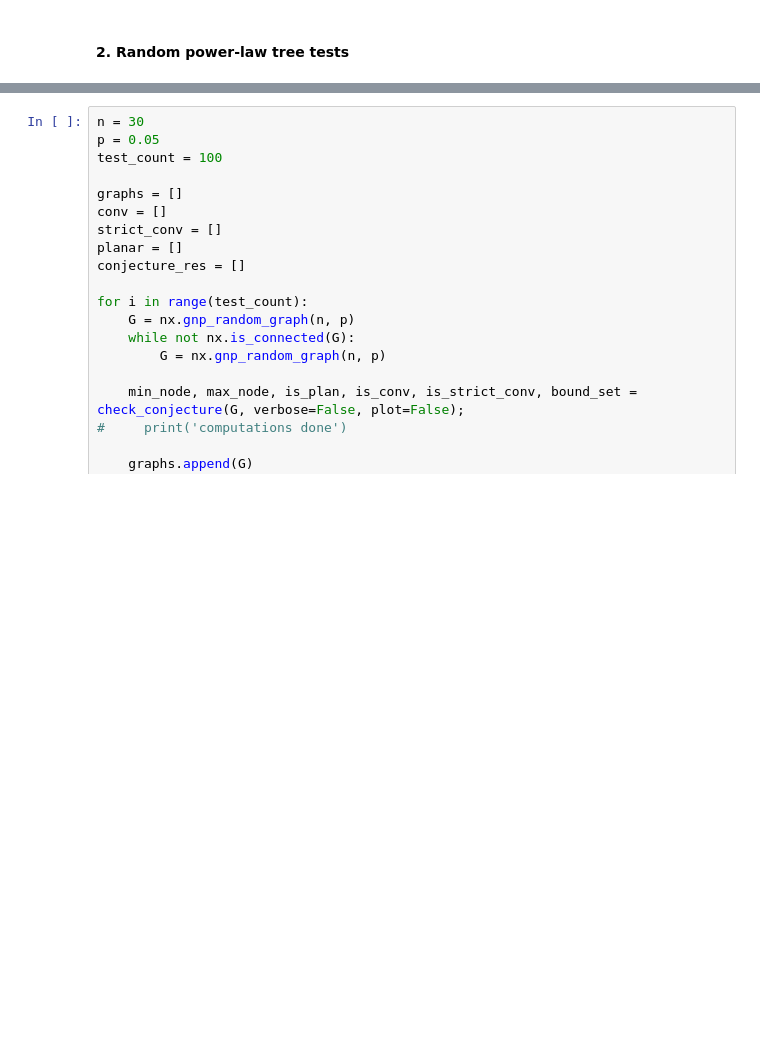
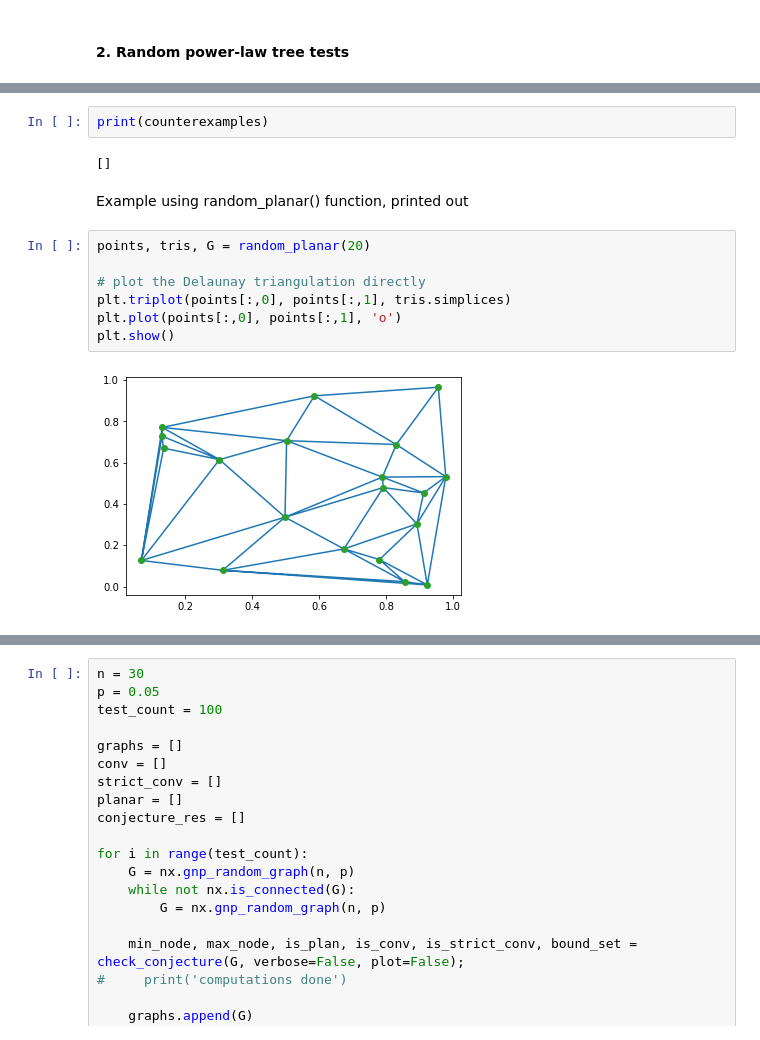
Before and after one commit to amaheshwari25/graph-hotspots, a Jupyter notebook: GraphHotSpots_Experiments.ipynb, the cells around one changed output, grey strips where cells are left out. Drawn from its saved outputs; the diff is of its cells as text; blank space fills up the shorter version.

```diff
--- a/GraphHotSpots_Experiments.ipynb
+++ b/GraphHotSpots_Experiments.ipynb
@@ -220,0 +427,15 @@ On boundary? True
+# %%
+print(counterexamples)
+# %% [output]
+[]
+# %% [markdown]
+Example using random_planar() function, printed out
+# %%
+points, tris, G = random_planar(20)
+
+# plot the Delaunay triangulation directly
+plt.triplot(points[:,0], points[:,1], tris.simplices)
+plt.plot(points[:,0], points[:,1], 'o')
+plt.show()
+# %% [output]
+[figure, added]
```
Also changed, not shown: parts of 26 cells of this notebook.
